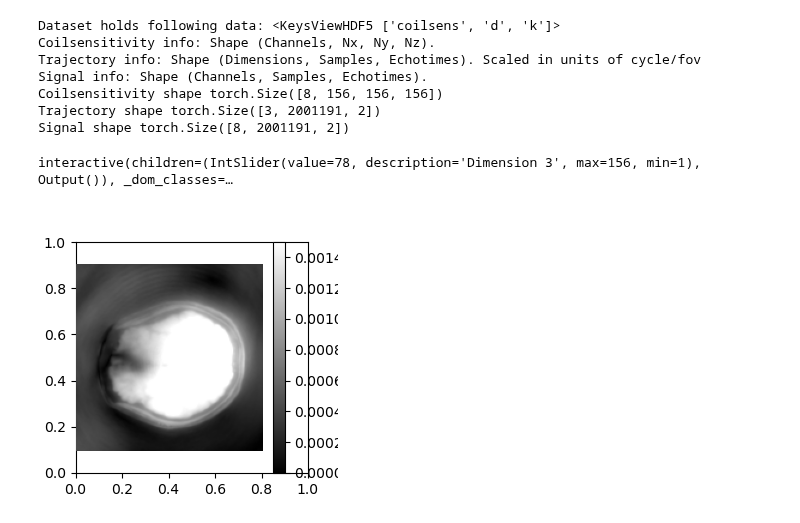
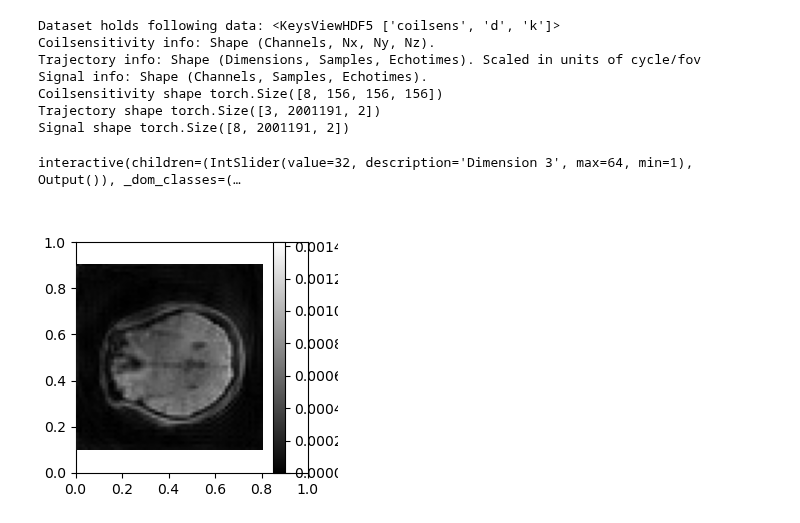
Before and after one commit to jumri-project/juart, a Jupyter notebook: examples/dl/DC_block_3D.ipynb, the cells around one changed output. Drawn from its saved outputs; the diff is of its cells as text; code cells hidden in the pictures.

```diff
--- a/examples/dl/DC_block_3D.ipynb
+++ b/examples/dl/DC_block_3D.ipynb
@@ -26,7 +30,7 @@ with h5py.File(data_path, "r") as f:
     print(f"Trajectory info: {f['k'].attrs['info']}")
     print(f"Signal info: {f['d'].attrs['info']}")
 
-    shape = (156,156,156,2)
+    shape = (nX,nY,nZ,nTI)
     ktraj = torch.from_numpy(f['k'][:])
     coilsens = torch.from_numpy(f['coilsens'][:])
     d = torch.from_numpy(f['d'][:])
@@ -42,10 +46,31 @@ Signal info: Shape (Channels, Samples, Echotimes).
 Coilsensitivity shape torch.Size([8, 156, 156, 156])
 Trajectory shape torch.Size([3, 2001191, 2])
 Signal shape torch.Size([8, 2001191, 2])
+# %%
+if kspace_cutoff:
+    nX, nY ,nZ = nX_cutoff, nY_cutoff, nZ_cutoff
+    shape = (nX, nY, nZ, nTI, nTE)
+
+    mask = torch.linalg.norm(ktraj,dim=0) <= nX_cutoff//2
+
+    ktraj = torch.stack(
+        [ktraj[:, mask[:, echo], echo] for echo in range(ktraj.shape[2])],
+        dim=-1
+    )
+
+    d = torch.stack(
+        [d[:, mask[:, echo], echo] for echo in range(d.shape[2])],
+        dim=-1
+    )
+
+    coilsens_ksp = fourier_transform_forward(coilsens, axes=(1,2,3))
+    low_lim, up_lim = int(156/2 - nX/2), int(156/2 + nX/2)
+    coilsens_ksp = coilsens_ksp[:, low_lim:up_lim, low_lim:up_lim, low_lim:up_lim]
+    coilsens = fourier_transform_adjoint(coilsens_ksp, axes=(1,2,3))
 # %%
 k_scaled = ktraj / (2*ktraj.max())
 # %%
-AHd = nonuniform_fourier_transform_adjoint(k_scaled,d,(156,156,156))
+AHd = nonuniform_fourier_transform_adjoint(k_scaled,d,(nX, nY, nZ))
 AHd = torch.sum(torch.conj(coilsens[...,None]) * AHd, dim=0)
 # %%
 AHd_unsqueeze = AHd.unsqueeze(-1)
@@ -60,7 +85,7 @@ dc_block = DataConsistency(
     axes = (1,2,3),
     device="cpu",
     verbose = True,
-    niter = 1
+    niter = 80
 )
 # %%
 dc_block.init(
@@ -78,10 +103,10 @@ cg_image = resnet_image.abs()
 # %%
 InteractiveFigure3D(
     torch.abs(cg_image[..., 0]).numpy(),
     vmin=0,
-    vmax=0.0015,
+    vmax=cg_image.abs().max(),
     cmap="gray",
 ).interactive
 # %% [output]
-interactive(children=(IntSlider(value=78, description='Dimension 3', max=156, min=1), Output()), _dom_classes=…
+interactive(children=(IntSlider(value=32, description='Dimension 3', max=64, min=1), Output()), _dom_classes=(…
-[figure, old version]
+[figure, new version]
```
Also changed, not shown: parts of 4 cells of this notebook, 28 other files.
